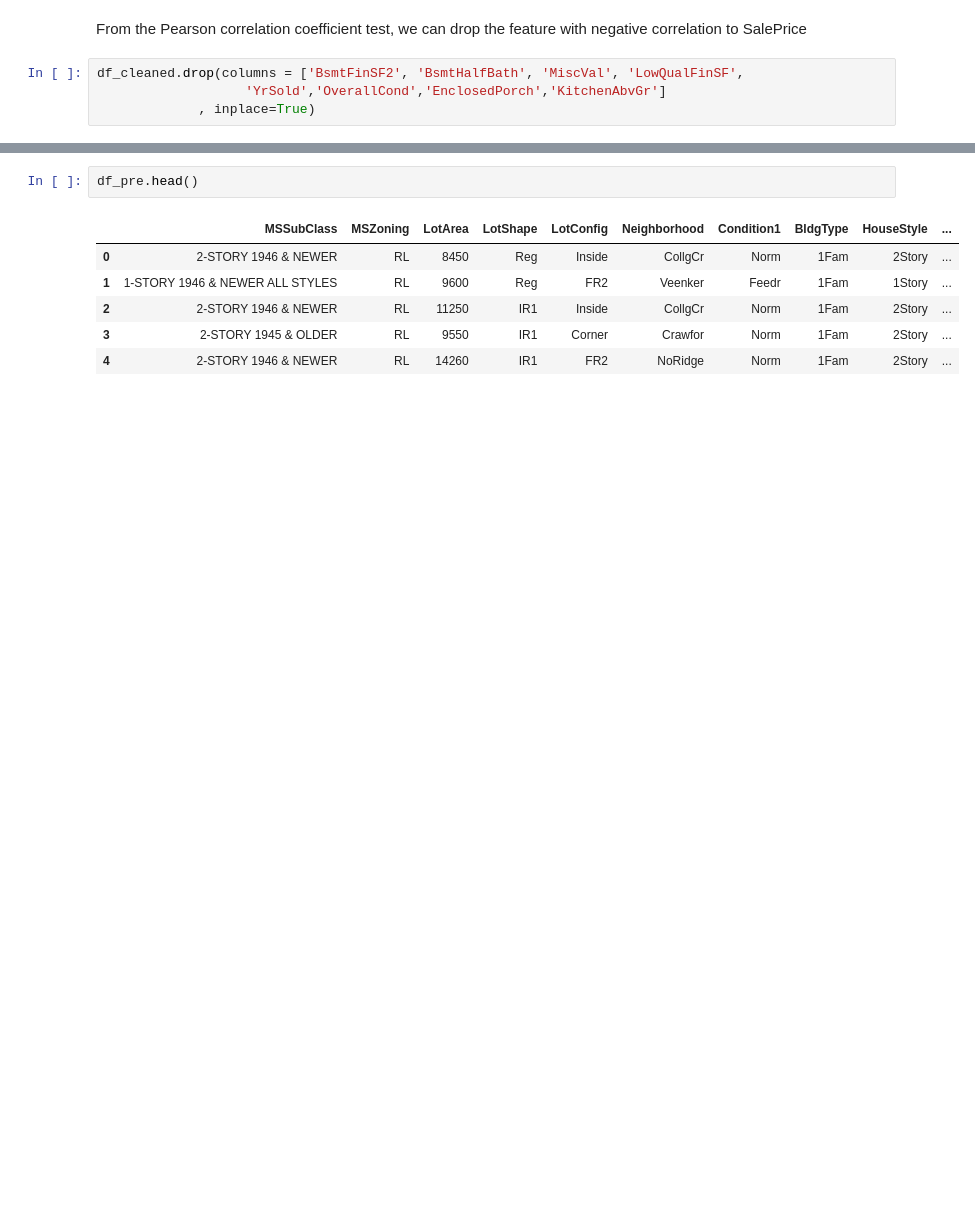
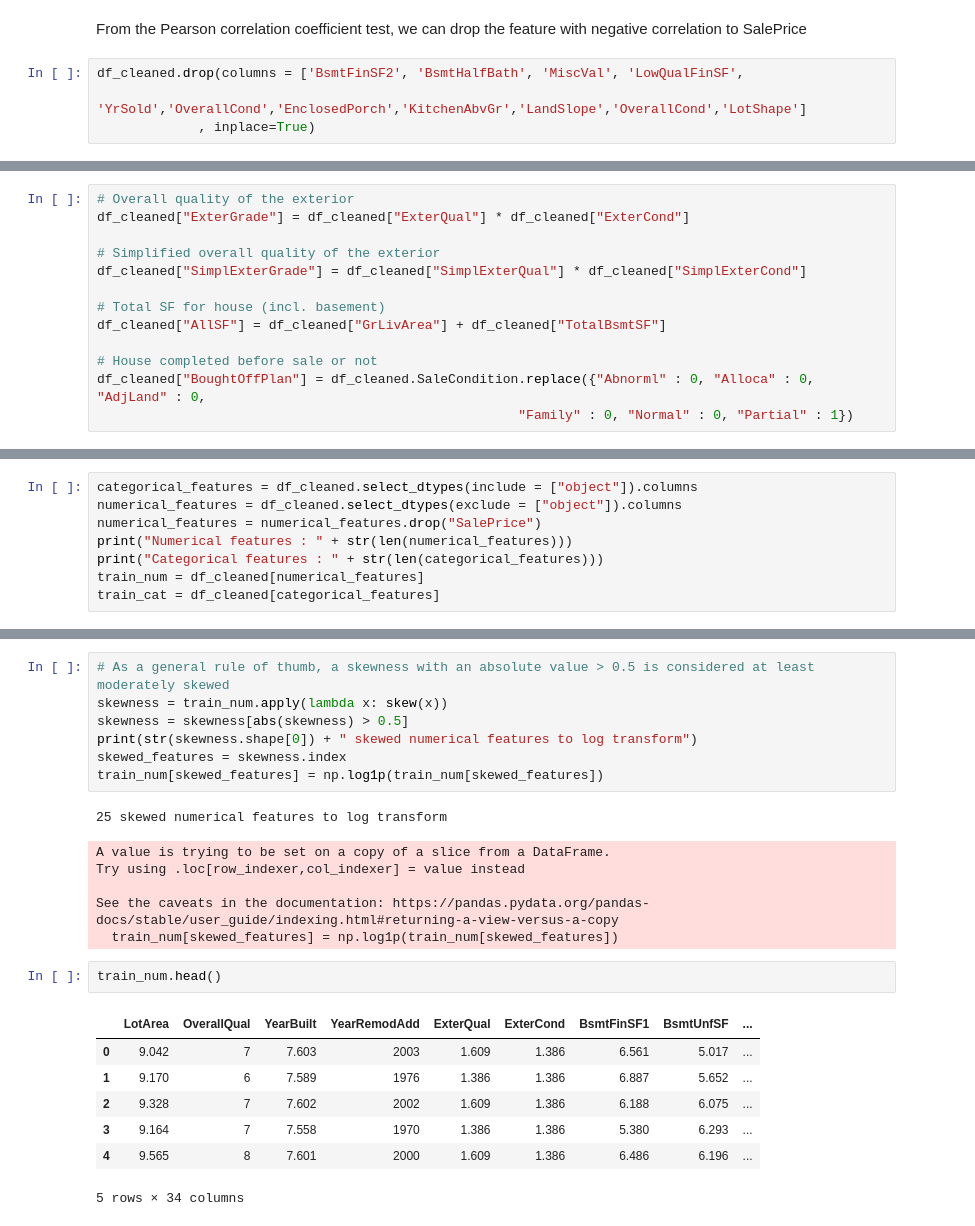
Before and after one commit to tw1107/Springboard-Capstone-House-Price, a Jupyter notebook: notebook/03_Pre-processing & Training Data Development.ipynb, the cells around one changed output, grey strips where cells are left out. Drawn from its saved outputs; the diff is of its cells as text; blank space fills up the shorter version.

```diff
--- a/notebook/03_Pre-processing & Training Data Development.ipynb
+++ b/notebook/03_Pre-processing & Training Data Development.ipynb
@@ -277,5 +275,5 @@ KitchenAbvGr                 -0.135935
 From the Pearson correlation coefficient test, we can drop the feature with negative correlation to SalePrice
 # %%
 df_cleaned.drop(columns = ['BsmtFinSF2', 'BsmtHalfBath', 'MiscVal', 'LowQualFinSF',
-                   'YrSold','OverallCond','EnclosedPorch','KitchenAbvGr']
+                   'YrSold','OverallCond','EnclosedPorch','KitchenAbvGr','LandSlope','OverallCond','LotShape']
              , inplace=True)
@@ -286,0 +311,13 @@ Now we are have 43 features.
+# %%
+# Overall quality of the exterior
+df_cleaned["ExterGrade"] = df_cleaned["ExterQual"] * df_cleaned["ExterCond"]
+
+# Simplified overall quality of the exterior
+df_cleaned["SimplExterGrade"] = df_cleaned["SimplExterQual"] * df_cleaned["SimplExterCond"]
+
+# Total SF for house (incl. basement)
+df_cleaned["AllSF"] = df_cleaned["GrLivArea"] + df_cleaned["TotalBsmtSF"]
+
+# House completed before sale or not
+df_cleaned["BoughtOffPlan"] = df_cleaned.SaleCondition.replace({"Abnorml" : 0, "Alloca" : 0, "AdjLand" : 0,
+                                                      "Family" : 0, "Normal" : 0, "Partial" : 1})
@@ -286,0 +350,8 @@ Now we are have 43 features.
+# %%
+categorical_features = df_cleaned.select_dtypes(include = ["object"]).columns
+numerical_features = df_cleaned.select_dtypes(exclude = ["object"]).columns
+numerical_features = numerical_features.drop("SalePrice")
+print("Numerical features : " + str(len(numerical_features)))
+print("Categorical features : " + str(len(categorical_features)))
+train_num = df_cleaned[numerical_features]
+train_cat = df_cleaned[categorical_features]
@@ -287,10 +363,25 @@ Now we are have 43 features.
+# %%
+# As a general rule of thumb, a skewness with an absolute value > 0.5 is considered at least moderately skewed
+skewness = train_num.apply(lambda x: skew(x))
+skewness = skewness[abs(skewness) > 0.5]
+print(str(skewness.shape[0]) + " skewed numerical features to log transform")
+skewed_features = skewness.index
+train_num[skewed_features] = np.log1p(train_num[skewed_features])
+# %% [output]
+25 skewed numerical features to log transform
+A value is trying to be set on a copy of a slice from a DataFrame.
+Try using .loc[row_indexer,col_indexer] = value instead
+
+See the caveats in the documentation: https://pandas.pydata.org/pandas-docs/stable/user_guide/indexing.html#returning-a-view-versus-a-copy
+  train_num[skewed_features] = np.log1p(train_num[skewed_features])
 # %%
-df_pre.head()
+train_num.head()
 # %% [output]
-|  | MSSubClass | MSZoning | LotArea | LotShape | LotConfig | Neighborhood | Condition1 | BldgType | HouseStyle | ... |
-| 0 | 2-STORY 1946 & NEWER | RL | 8450 | Reg | Inside | CollgCr | Norm | 1Fam | 2Story | ... |
-| 1 | 1-STORY 1946 & NEWER ALL STYLES | RL | 9600 | Reg | FR2 | Veenker | Feedr | 1Fam | 1Story | ... |
-| 2 | 2-STORY 1946 & NEWER | RL | 11250 | IR1 | Inside | CollgCr | Norm | 1Fam | 2Story | ... |
-| 3 | 2-STORY 1945 & OLDER | RL | 9550 | IR1 | Corner | Crawfor | Norm | 1Fam | 2Story | ... |
-| 4 | 2-STORY 1946 & NEWER | RL | 14260 | IR1 | FR2 | NoRidge | Norm | 1Fam | 2Story | ... |
+|  | LotArea | OverallQual | YearBuilt | YearRemodAdd | ExterQual | ExterCond | BsmtFinSF1 | BsmtUnfSF | ... |
+| 0 | 9.042 | 7 | 7.603 | 2003 | 1.609 | 1.386 | 6.561 | 5.017 | ... |
+| 1 | 9.170 | 6 | 7.589 | 1976 | 1.386 | 1.386 | 6.887 | 5.652 | ... |
+| 2 | 9.328 | 7 | 7.602 | 2002 | 1.609 | 1.386 | 6.188 | 6.075 | ... |
+| 3 | 9.164 | 7 | 7.558 | 1970 | 1.386 | 1.386 | 5.380 | 6.293 | ... |
+| 4 | 9.565 | 8 | 7.601 | 2000 | 1.609 | 1.386 | 6.486 | 6.196 | ... |
+5 rows × 34 columns
 # %% [markdown]
```
Also changed, not shown: parts of 57 cells of this notebook.
